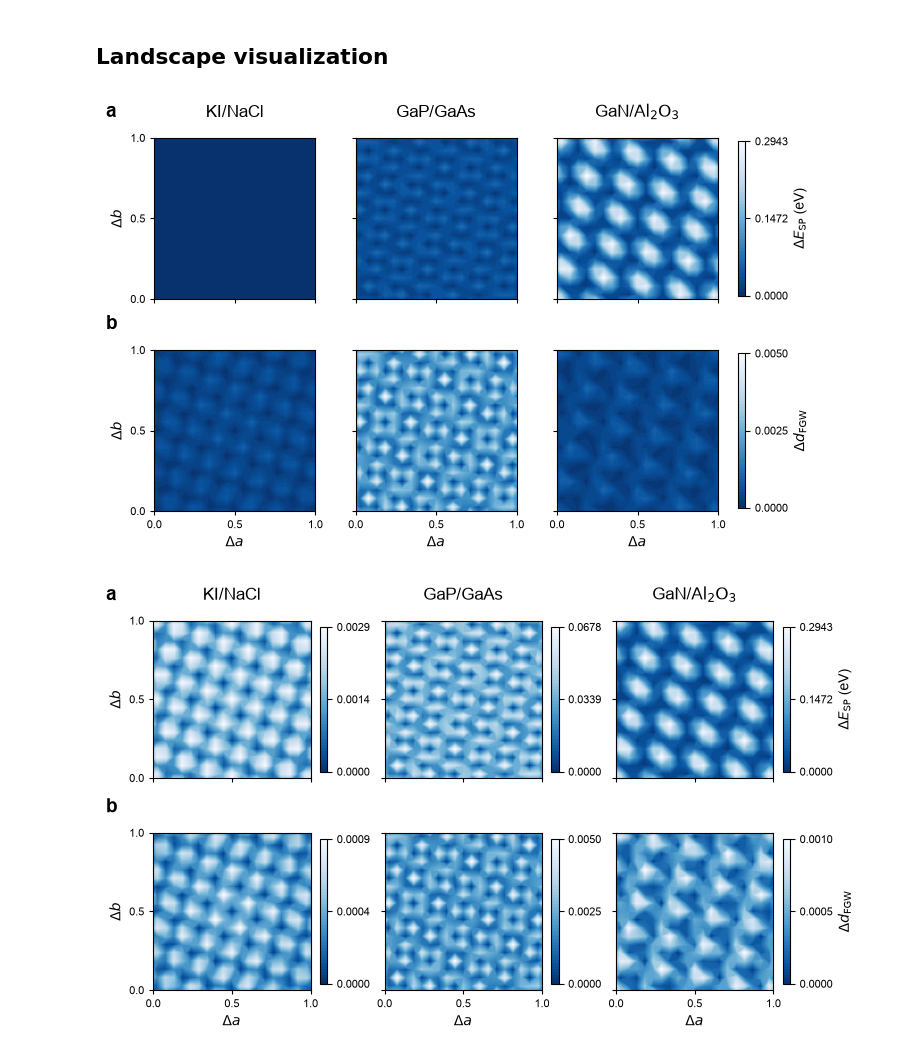
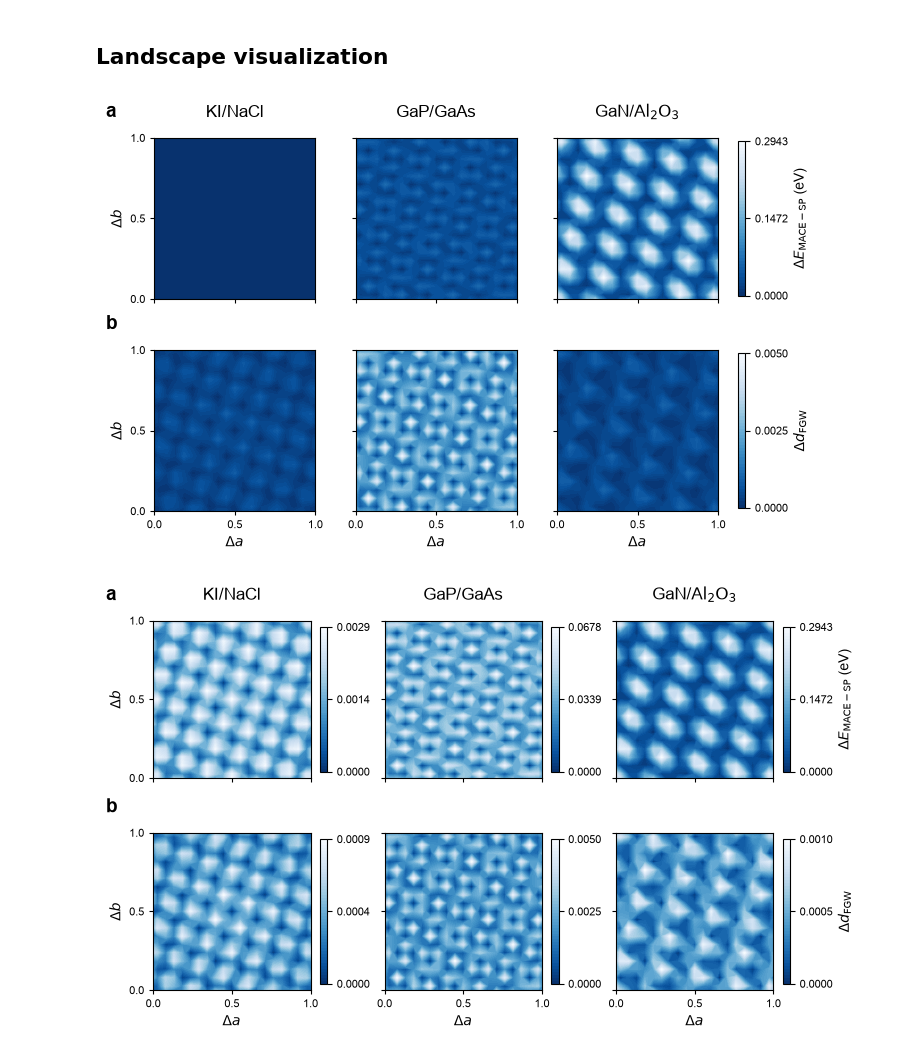
Before and after one commit to YuxuanTang2002/RegFGW, a Jupyter notebook: examples/fgw_mace_sp_landscapes.ipynb, the cells around one changed output. Saved outputs shown, nothing was run; the diff lists cells and outputs as text; code cells hidden in the pictures.

```diff
--- a/examples/fgw_mace_sp_landscapes.ipynb
+++ b/examples/fgw_mace_sp_landscapes.ipynb
@@ -14,7 +14,7 @@ from matplotlib.ticker import FormatStrFormatter
 
 # Input files
 systems = ["KI_NaCl", "GaP_GaAs", "GaN_Al2O3"]
-titles = [r"KI/NaCl", r"GaP/GaAs", r"GaN/$\mathrm{Al_{2}O_{3}}$"]
+titles = ["KI/NaCl", "GaP/GaAs", r"GaN/$\mathrm{Al_{2}O_{3}}$"]
 paths = [f"mace_results/{system}.csv" for system in systems]
 # Column names
 energy_col = "mace_single_point_energy"
@@ -51,13 +51,6 @@ fgw_ds = []
 
 for system, title, path in zip(systems, titles, paths):
     df = pd.read_csv(path).copy()
-    # Check the input data
-    value_cols = [energy_col, fgw_col]
-    if df[value_cols].isna().any().any():
-        bad_rows = df[df[value_cols].isna().any(axis=1)]
-        raise ValueError(
-            f"{system}: missing energy or FGW distance found:\n{bad_rows}"
-        )
     # Convert absolute single-point energy and FGW distance to relative energy and distance
     df["relative_energy"] = df[energy_col] - df[energy_col].min()
     df["relative_distance"] = df[fgw_col] - df[fgw_col].min()
@@ -176,7 +169,7 @@ def plot_landscapes(scale_mode, output_path):
             pad=0.03,
             shrink=0.8,
         )
-        cbar_energy.set_label(r"$\Delta E_{\mathrm{SP}}$ (eV)")
+        cbar_energy.set_label(r"$\Delta E_{\mathrm{MACE-SP}}$ (eV)")
         cbar_energy.set_ticks([energy_min, (energy_min+energy_max)/2, energy_max])
         cbar_energy.ax.yaxis.set_major_formatter(FormatStrFormatter("%.4f"))
         cbar_fgw = fig.colorbar(
@@ -198,33 +191,33 @@ def plot_landscapes(scale_mode, output_path):
             panel_fgw_min = z_fgw_d.min()
             panel_fgw_max = z_fgw_d.max()
             cbar_energy = fig.colorbar(
                 energy_contours[i],
                 ax=axes[0, i],
                 orientation="vertical",
                 fraction=0.1,
                 pad=0.05,
                 shrink=0.75,
             )
             cbar_energy.set_ticks([panel_energy_min, (panel_energy_min+panel_energy_max)/2, panel_energy_max])
             cbar_energy.ax.yaxis.set_major_formatter(FormatStrFormatter("%.4f"))
             cbar_fgw = fig.colorbar(
                 fgw_contours[i],
                 ax=axes[1, i],
                 orientation="vertical",
                 fraction=0.1,
                 pad=0.05,
                 shrink=0.75,
             )
             cbar_fgw.set_ticks([panel_fgw_min, (panel_fgw_min+panel_fgw_max)/2, panel_fgw_max])
             cbar_fgw.ax.yaxis.set_major_formatter(FormatStrFormatter("%.4f"))
             if i == 2:
-                cbar_energy.set_label(r"$\Delta E_{\mathrm{SP}}$ (eV)")
+                cbar_energy.set_label(r"$\Delta E_{\mathrm{MACE-SP}}$ (eV)")
                 cbar_fgw.set_label(r"$\Delta d_{\mathrm{FGW}}$")
     plt.savefig(output_path, dpi=300, bbox_inches="tight")
     plt.show()
 
 plot_landscapes(scale_mode="row", output_path="fgw_mace_sp_landscapes_row_scales.pdf")
 plot_landscapes(scale_mode="panel", output_path="fgw_mace_sp_landscapes_panel_scales.pdf")
 # %% [output]
-[figure, old version]
+[figure, new version]
-[figure, old version]
+[figure, new version]
```
Also changed, not shown: parts of 1 cell of this notebook, 9 other files.
